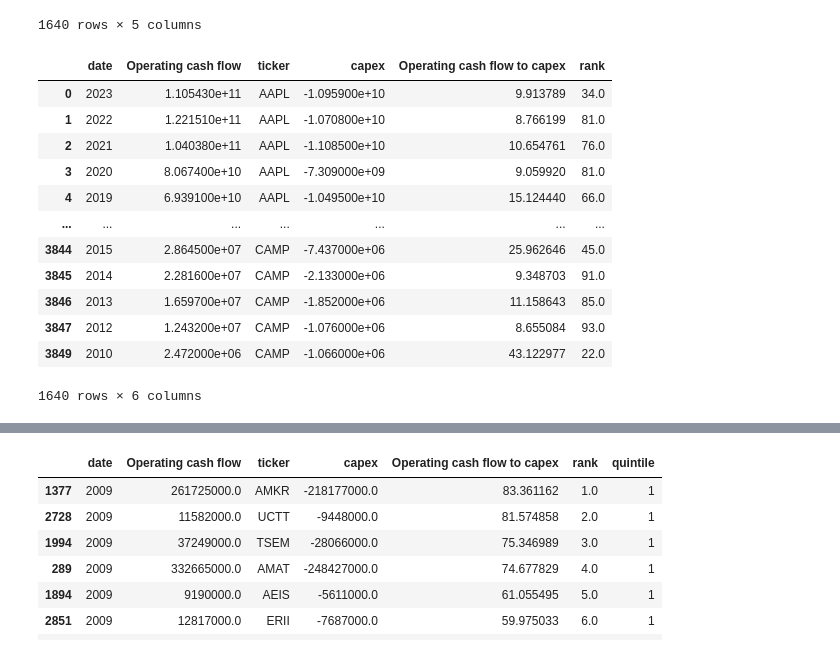
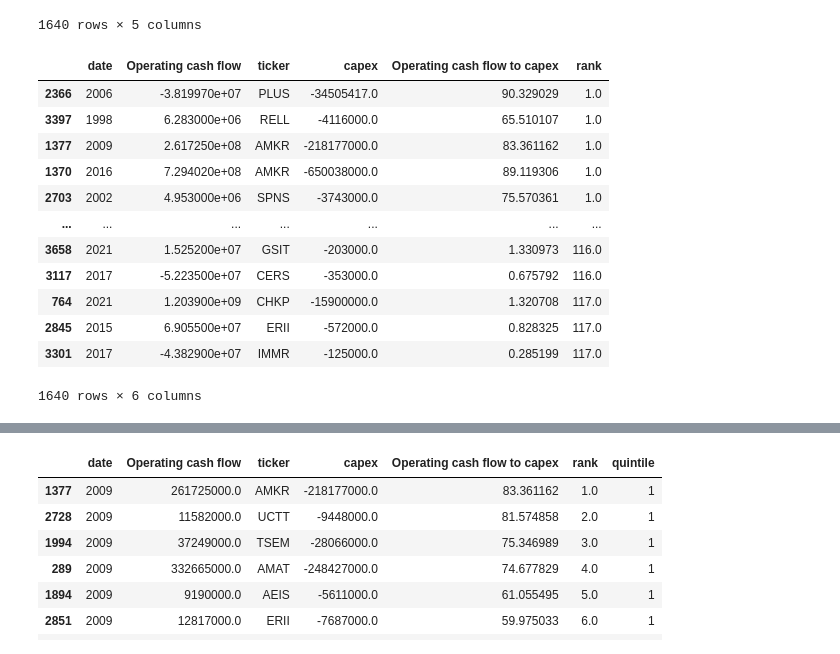
Before and after one commit to alisonands/Case-Study-A-data-driven-investment-analysis, a Jupyter notebook: data_gathering/analysis_opcash_to_capex.ipynb, the cells around one changed output, grey strips where cells are left out. Drawn from its saved outputs; the diff is of its cells as text; code cells hidden in the pictures.

```diff
--- a/data_gathering/analysis_opcash_to_capex.ipynb
+++ b/data_gathering/analysis_opcash_to_capex.ipynb
@@ -47,20 +65,21 @@ opcash_to_capex
 1640 rows × 5 columns
 # %%
 opcash_to_capex['rank'] = opcash_to_capex.groupby('date')['Operating cash flow to capex'].rank(ascending=False)
-opcash_to_capex
+pd.reset_option('display.max_rows', None)
+opcash_to_capex.sort_values(by='rank')
 # %% [output]
 |  | date | Operating cash flow | ticker | capex | Operating cash flow to capex | rank |
-| 0 | 2023 | 1.105430e+11 | AAPL | -1.095900e+10 | 9.913789 | 34.0 |
-| 1 | 2022 | 1.221510e+11 | AAPL | -1.070800e+10 | 8.766199 | 81.0 |
-| 2 | 2021 | 1.040380e+11 | AAPL | -1.108500e+10 | 10.654761 | 76.0 |
-| 3 | 2020 | 8.067400e+10 | AAPL | -7.309000e+09 | 9.059920 | 81.0 |
-| 4 | 2019 | 6.939100e+10 | AAPL | -1.049500e+10 | 15.124440 | 66.0 |
+| 2366 | 2006 | -3.819970e+07 | PLUS | -34505417.0 | 90.329029 | 1.0 |
+| 3397 | 1998 | 6.283000e+06 | RELL | -4116000.0 | 65.510107 | 1.0 |
+| 1377 | 2009 | 2.617250e+08 | AMKR | -218177000.0 | 83.361162 | 1.0 |
+| 1370 | 2016 | 7.294020e+08 | AMKR | -650038000.0 | 89.119306 | 1.0 |
+| 2703 | 2002 | 4.953000e+06 | SPNS | -3743000.0 | 75.570361 | 1.0 |
 | ... | ... | ... | ... | ... | ... | ... |
-| 3844 | 2015 | 2.864500e+07 | CAMP | -7.437000e+06 | 25.962646 | 45.0 |
-| 3845 | 2014 | 2.281600e+07 | CAMP | -2.133000e+06 | 9.348703 | 91.0 |
-| 3846 | 2013 | 1.659700e+07 | CAMP | -1.852000e+06 | 11.158643 | 85.0 |
-| 3847 | 2012 | 1.243200e+07 | CAMP | -1.076000e+06 | 8.655084 | 93.0 |
-| 3849 | 2010 | 2.472000e+06 | CAMP | -1.066000e+06 | 43.122977 | 22.0 |
+| 3658 | 2021 | 1.525200e+07 | GSIT | -203000.0 | 1.330973 | 116.0 |
+| 3117 | 2017 | -5.223500e+07 | CERS | -353000.0 | 0.675792 | 116.0 |
+| 764 | 2021 | 1.203900e+09 | CHKP | -15900000.0 | 1.320708 | 117.0 |
+| 2845 | 2015 | 6.905500e+07 | ERII | -572000.0 | 0.828325 | 117.0 |
+| 3301 | 2017 | -4.382900e+07 | IMMR | -125000.0 | 0.285199 | 117.0 |
 1640 rows × 6 columns
 # %%
 opcash_to_capex['quintile'] = pd.qcut(opcash_to_capex['rank'], q=5, labels=False, duplicates='drop') + 1
```
Also changed, not shown: parts of 11 cells of this notebook, 2 other files.
